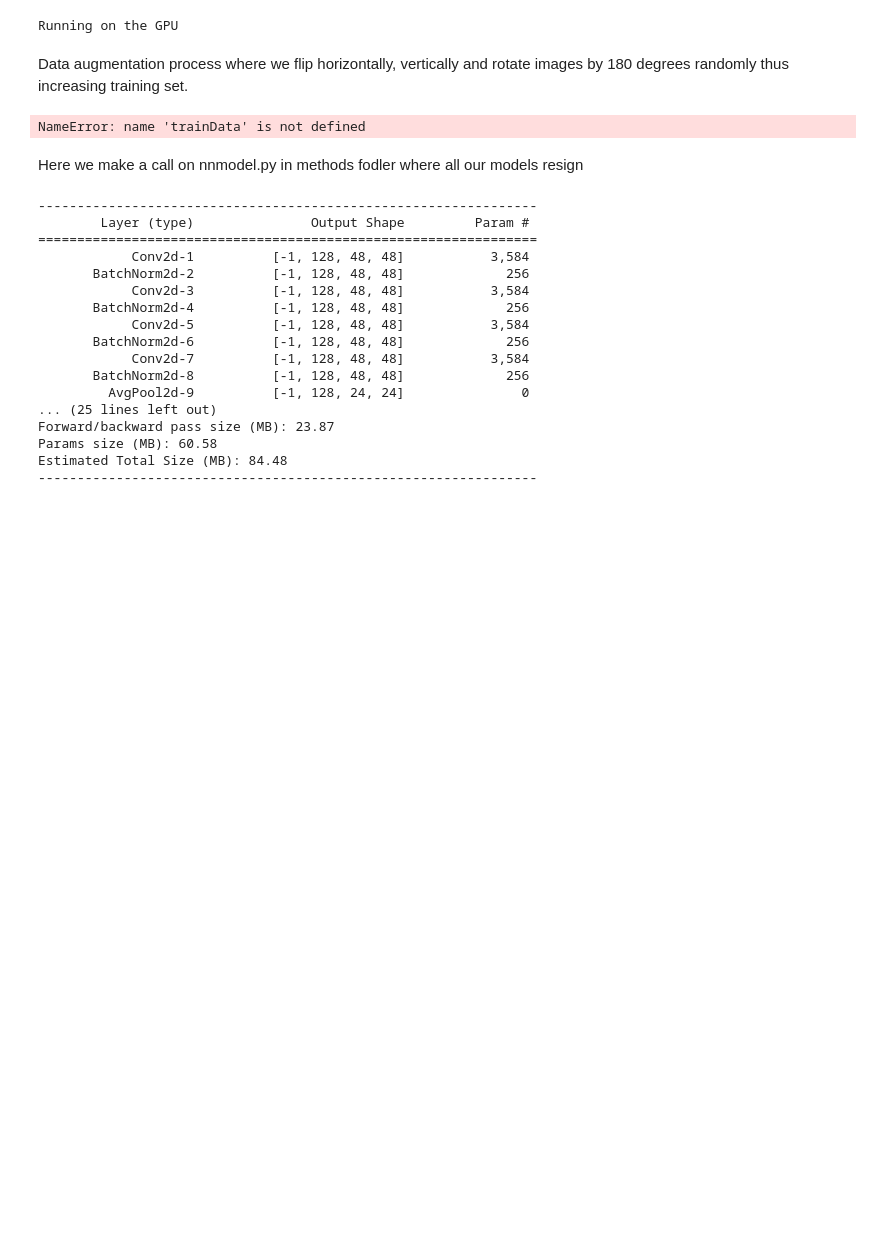
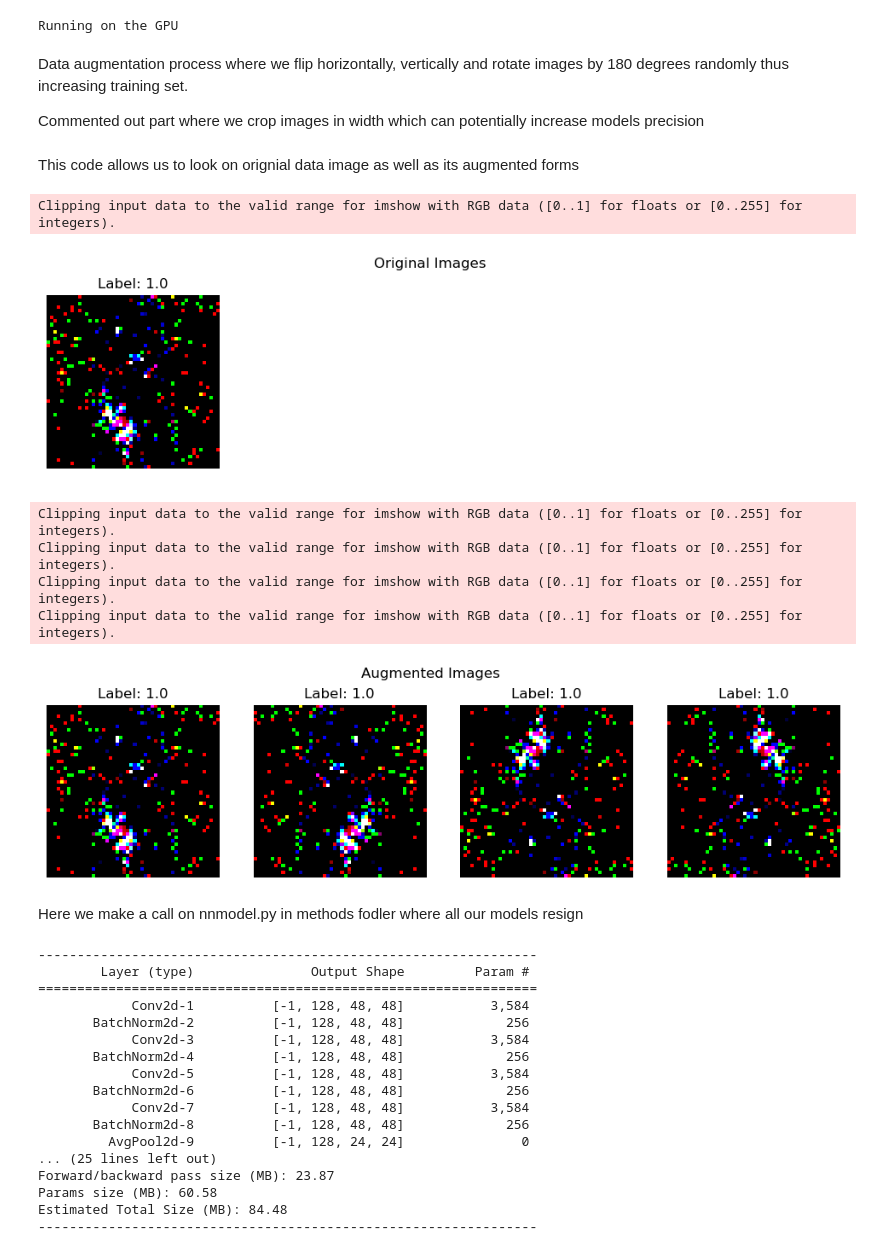
Before and after one commit to iRootTsar/Optimazing-klassification-of-ATLAS-detector-data--CERN-, a Jupyter notebook: notebooks/pyTorch/DataAugm.ipynb, the cells around one changed output. Drawn from its saved outputs; the diff is of its cells as text; code cells hidden in the pictures; blank space fills up the shorter version.

```diff
--- a/notebooks/pyTorch/DataAugm.ipynb
+++ b/notebooks/pyTorch/DataAugm.ipynb
@@ -62,6 +62,8 @@ Running on the GPU
 trainData, testData, trainLabels, testLabels = train_test_split(dataArray, labelsArray, random_state=42)
 # %% [markdown]
 Data augmentation process where we flip horizontally, vertically and rotate images by 180 degrees randomly thus increasing training set.
+
+Commented out part where we crop images in width which can potentially increase models precision
 # %%
 # def crop_image(img, crop_width_percent=0.8):
 #     width = img.shape[2]
@@ -115,6 +117,8 @@ test = torch.utils.data.TensorDataset(torch.from_numpy(testData_processed), torc
 
 # Create a DataLoader for the test data with shuffle and batch size
 testLoader = DataLoader(test, shuffle=True, batch_size=50)
+# %% [markdown]
+This code allows us to look on orignial data image as well as its augmented forms
 # %%
 def visualize_single(images, labels, title="Images", augmentation_info=None):
     n_images = len(images)
@@ -127,35 +131,41 @@ def visualize_single(images, labels, title="Images", augmentation_info=None):
         if isinstance(images[i], np.ndarray):
             img_rgb = np.moveaxis(images[i], 0, -1) if images[i].shape[0] == 3 else images[i]
         elif isinstance(images[i], torch.Tensor):
             img_rgb = np.moveaxis(images[i].numpy(), 0, -1)
 
         ax = axs[i // n_columns, i % n_columns] if n_rows > 1 else axs[i % n_columns]
         ax.imshow(img_rgb)
         ax.set_title(f"Label: {labels[i]}")
         if augmentation_info is not None:
             ax.set_xlabel(augmentation_info[i])
         ax.axis('off')
 
     for i in range(n_images, n_rows * n_columns):
         ax = axs[i // n_columns, i % n_columns] if n_rows > 1 else axs[i % n_columns]
         ax.axis('off')
 
     plt.show()
 
 
-n_samples = 3
+n_samples = 1
 original_images = trainData[:n_samples]
 original_labels = trainLabels[:n_samples]
 augmented_images = augmented_trainData[:n_samples * 4]
 augmented_labels = trainLabels_repeated[:n_samples * 4]
 
 # Example augmentation info for each image
 augmentation_info = ['Original'] + ['Flip' for _ in range(3)] + ['Rotate']
 
 visualize_single(original_images, original_labels, title="Original Images", augmentation_info=augmentation_info[:n_samples])
 visualize_single(augmented_images, augmented_labels, title="Augmented Images", augmentation_info=augmentation_info[n_samples:])
 # %% [output]
-NameError: name 'trainData' is not defined
+Clipping input data to the valid range for imshow with RGB data ([0..1] for floats or [0..255] for integers).
+[figure, added]
+Clipping input data to the valid range for imshow with RGB data ([0..1] for floats or [0..255] for integers).
+Clipping input data to the valid range for imshow with RGB data ([0..1] for floats or [0..255] for integers).
+Clipping input data to the valid range for imshow with RGB data ([0..1] for floats or [0..255] for integers).
+Clipping input data to the valid range for imshow with RGB data ([0..1] for floats or [0..255] for integers).
+[figure, added]
 # %% [markdown]
 Here we make a call on nnmodel.py in methods fodler where all our models resign
 # %%
```
Also changed, not shown: parts of 2 cells of this notebook.
